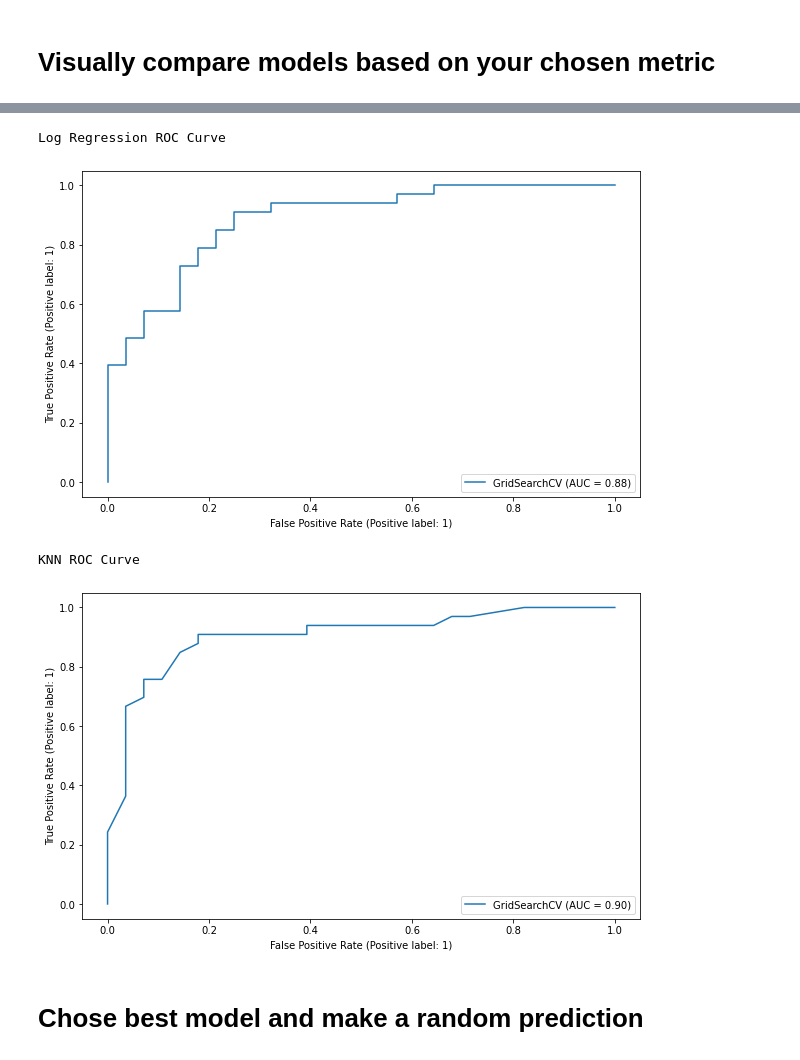
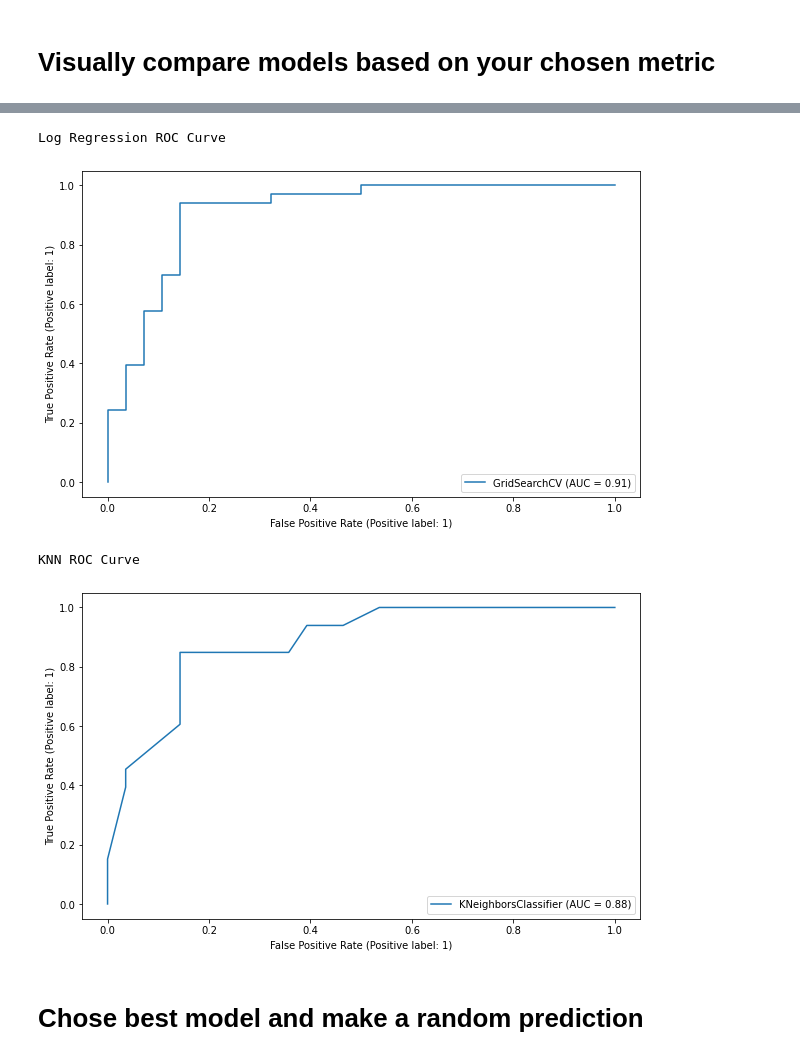
Before and after one commit to NecipOz/Machine-Learning, a Jupyter notebook: Heart_Stroke_Prediction_lab.ipynb, the cells around one changed output, grey strips where cells are left out. Saved outputs shown, nothing was run; the diff lists cells and outputs as text; code cells hidden in the pictures.

```diff
--- a/Heart_Stroke_Prediction_lab.ipynb
+++ b/Heart_Stroke_Prediction_lab.ipynb
@@ -135,6 +135,14 @@ plt.tight_layout()
 * Target values is not imbalanced.
 * The values ca=4 and thal=0 can be anomaly. They will be controlled.
 * Another dataframe df1 will created to see effect of outliers.
+# %%
+df['cp']=df['cp'].replace({0:'typical angina',1:'atypical angina',2:'non-anginal pain',3:'asymptomatic'})
+
+df['restecg']=df['restecg'].replace({0:'normal',1:'having ST-T wave abnormality',2:'left ventricular hypertrophy'})
+
+df['slope']=df['slope'].replace({0:'upsloping',1:'flat',2:'downsloping'})
+
+df['thal']=df['thal'].replace({1:'normal',2:'fixed defect',3:'reversable defect'})
 # %%
 df[df['trestbps']>170].sort_values(by='trestbps')
 # %% [output]
@@ -255,3 +263,6 @@ sns.pairplot(data=data, hue='target');
 [figure]
 # %% [markdown]
 In the scatter plot of features, it is not seem a boundary line that separates the target values.
+# %%
+df1=pd.get_dummies(df1,drop_first=True)
+df1
@@ -433,7 +457,7 @@ plt.show()
 # %%
-knn = KNeighborsClassifier(n_neighbors=7)
+knn = KNeighborsClassifier(n_neighbors=19)
 
 knn.fit(X_train_scaled,y_train)
-print('WITH K=7\n')
+print('WITH K=19\n')
 eval_metric(knn, X_train_scaled, y_train, X_test_scaled, y_test)
 # %% [output]
@@ -530,4 +554,4 @@ weighted avg       0.86      0.85      0.85       240
 # %%
-knn = metric_df(knn_grid_model, X_train_scaled, y_train, X_test_scaled, y_test, 'knn_grid')
-knn
+knn_df = metric_df(knn, X_train_scaled, y_train, X_test_scaled, y_test, 'knn')
+knn_df
 # %% [output]
@@ -576,13 +601,13 @@ print('Log Regression ROC Curve')
 plot_roc_curve(grid_model, X_test_scaled, y_test);
 # %% [output]
 Log Regression ROC Curve
-[figure, old version]
+[figure, new version]
 # %%
 print('KNN ROC Curve')
-plot_roc_curve(knn_grid_model, X_test_scaled, y_test);
+plot_roc_curve(knn, X_test_scaled, y_test);
 # %% [output]
 KNN ROC Curve
-[figure, old version]
+[figure, new version]
 # %% [markdown]
 # Chose best model and make a random prediction
 # %% [markdown]
```
Also changed, not shown: parts of 34 cells of this notebook.
